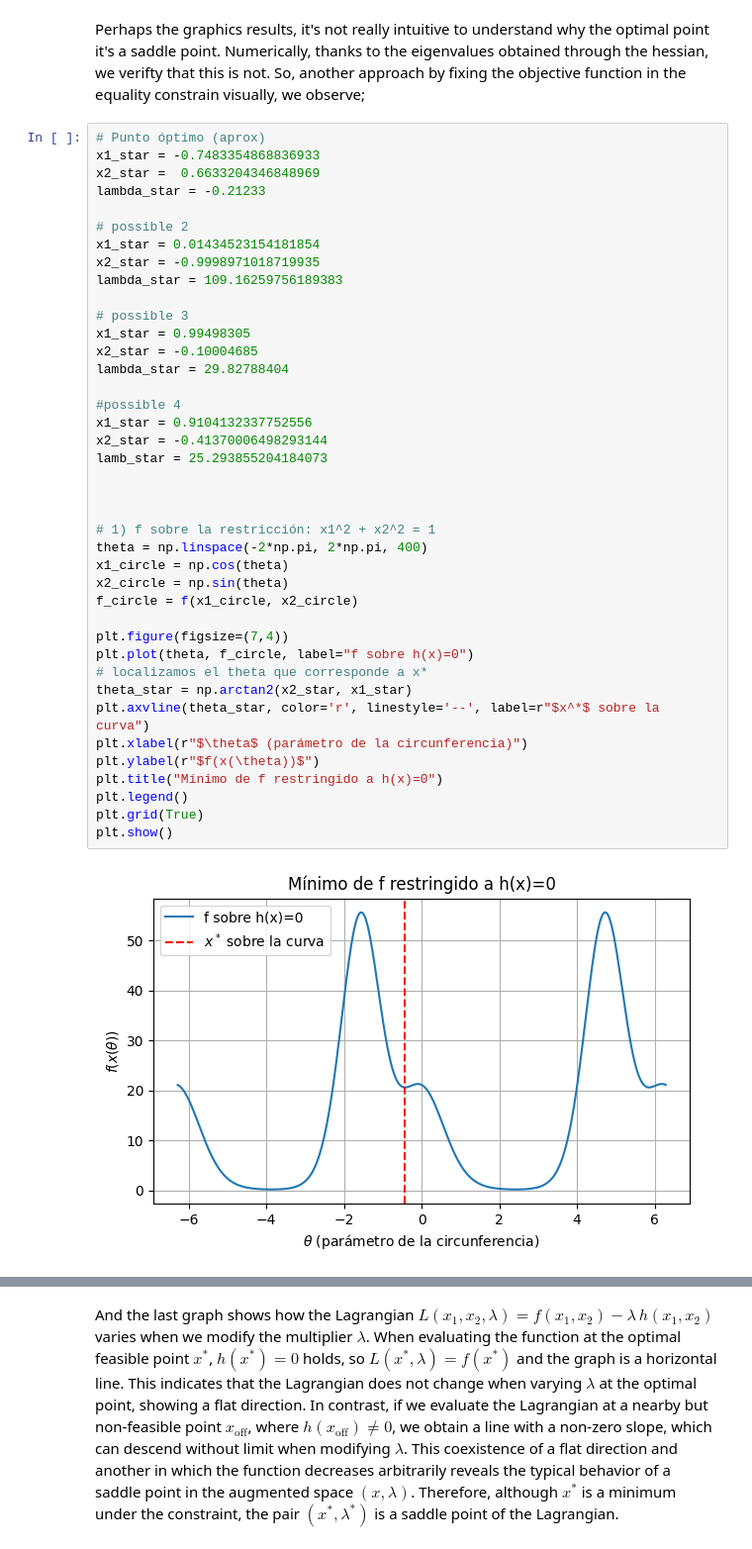
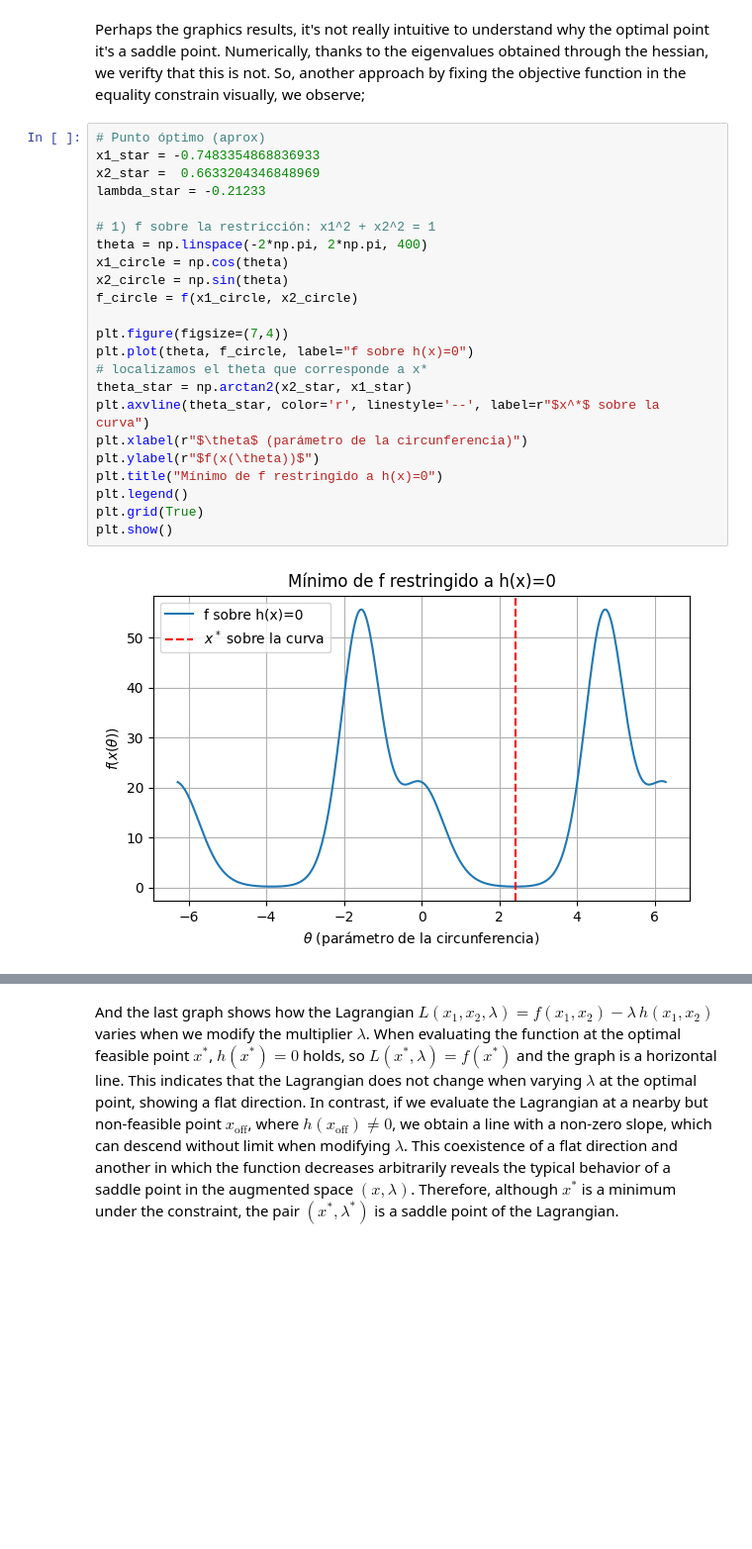
Before and after one commit to jcalataiut/Practiques_Optimization, a Jupyter notebook: prac4.ipynb, the cells around one changed output, grey strips where cells are left out. Shown at 99% size. Cells and saved outputs as stored; diff of their text form; blank space fills up the shorter version.

```diff
--- a/prac4.ipynb
+++ b/prac4.ipynb
@@ -337,44 +339,27 @@ Perhaps the graphics results, it's not really intuitive to understand why the op
 # %%
 # Punto óptimo (aprox)
 x1_star = -0.7483354868836933
 x2_star =  0.6633204346848969
 lambda_star = -0.21233
-
-# possible 2
-x1_star = 0.01434523154181854
-x2_star = -0.9998971018719935
-lambda_star = 109.16259756189383
-
-# possible 3
-x1_star = 0.99498305
-x2_star = -0.10004685
-lambda_star = 29.82788404
-
-#possible 4
-x1_star = 0.9104132337752556
-x2_star = -0.41370006498293144
-lamb_star = 25.293855204184073
-
-
 
 # 1) f sobre la restricción: x1^2 + x2^2 = 1
 theta = np.linspace(-2*np.pi, 2*np.pi, 400)
 x1_circle = np.cos(theta)
 x2_circle = np.sin(theta)
 f_circle = f(x1_circle, x2_circle)
 
 plt.figure(figsize=(7,4))
 plt.plot(theta, f_circle, label="f sobre h(x)=0")
 # localizamos el theta que corresponde a x*
 theta_star = np.arctan2(x2_star, x1_star)
 plt.axvline(theta_star, color='r', linestyle='--', label=r"$x^*$ sobre la curva")
 plt.xlabel(r"$\theta$ (parámetro de la circunferencia)")
 plt.ylabel(r"$f(x(\theta))$")
 plt.title("Mínimo de f restringido a h(x)=0")
 plt.legend()
 plt.grid(True)
 plt.show()
 # %% [output]
-[figure, old version]
+[figure, new version]
 # %% [markdown]
 The graph above depicts the value of the objective function $f(x_1, x_2) = e^{3x_1} + e^{-4x_2}$ constrained to the feasible curve $ h(x_1, x_2) = x_1^2 + x_2^2 - 1 = 0 $, which corresponds to the unit circle. By parameterizing this constraint using an angle $\theta$, we obtain a one-dimensional function $f(x(\theta))$. The graph of this function clearly shows a point where a local minimum is attained, coinciding with $x^* = (x_1^*, x_2^*)$. This visually confirms that, when moving solely along the constraint, any displacement around $x^*$ increases the value of the function, demonstrating that $x^*$ is a constrained minimum of the original problem.
```
Also changed, not shown: parts of 27 cells of this notebook, 1 other file.
